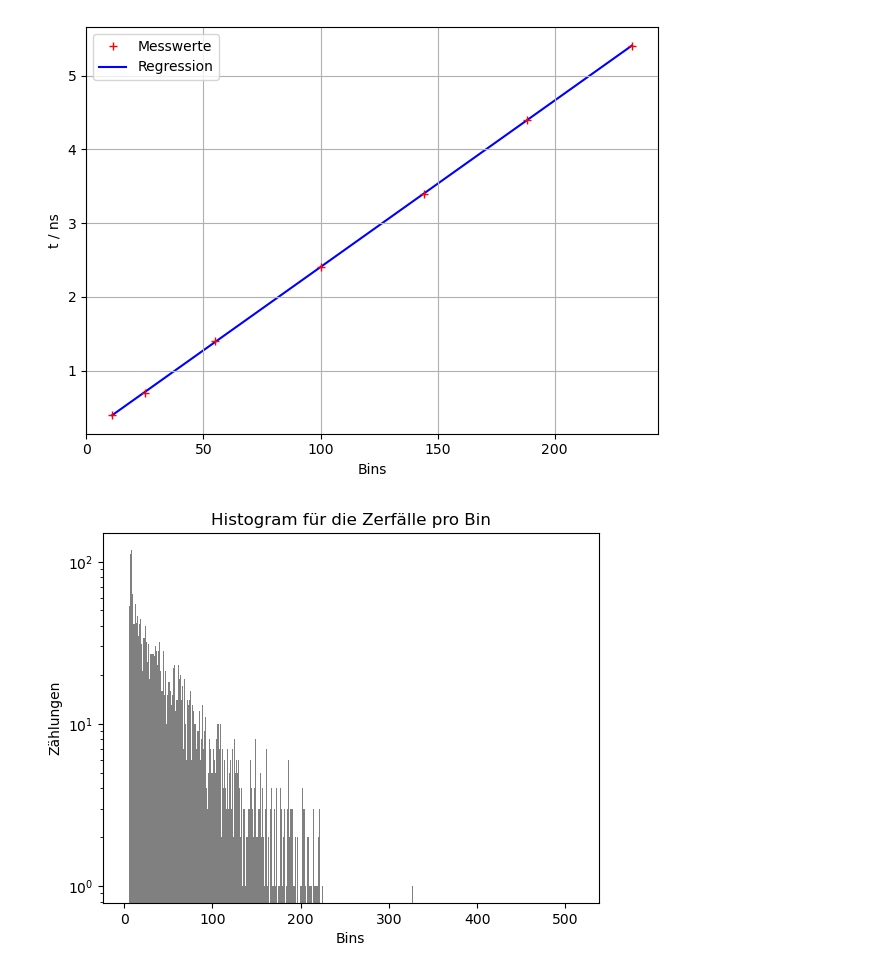
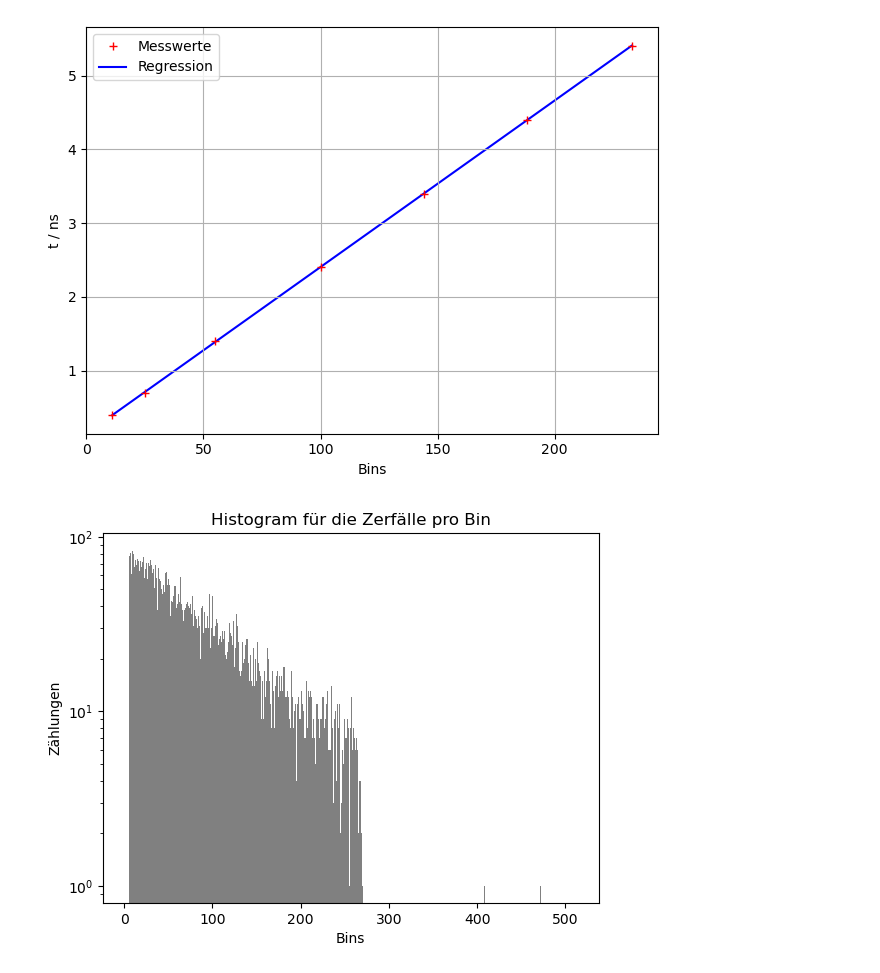
Before and after one commit to waerther/fortgeschrittenenpraktikum, a Jupyter notebook: v01/auswertung.ipynb, the cells around one changed output. Cells and saved outputs as stored; diff of their text form; code cells hidden in the pictures.

```diff
--- a/v01/auswertung.ipynb
+++ b/v01/auswertung.ipynb
@@ -94,26 +94,26 @@ Fehler:  [4.50070690e-05 5.99359768e-03]
 0.148+/-0.006
 [figure]
 # %%
-counts=np.genfromtxt('tables/myon_stefan.txt', unpack=True)
+counts=np.genfromtxt('tables/myon.txt', unpack=True)
 
 # Specify the bin edges
 bins = np.linspace(1, 512, 512)
 
 # Specify the bin heights
 bin_heights = counts
 
 # Create the histogram using the specified bins and heights
 plt.hist(bins, bins=bins, weights=bin_heights, log=True, color='grey')
 
 # Set labels and title
 plt.xlabel('Bins')
 plt.ylabel('Zählungen')
 plt.title('Histogram für die Zerfälle pro Bin')
 
 # Show the plot
 plt.show()
 # %% [output]
-[figure, old version]
+[figure, new version]
 # %%
 def func2(t, N_0, lam, U):
     return N_0 * np.exp(- lam * t)+ U
```
Also changed, not shown: parts of 3 cells of this notebook, 7 other files.
